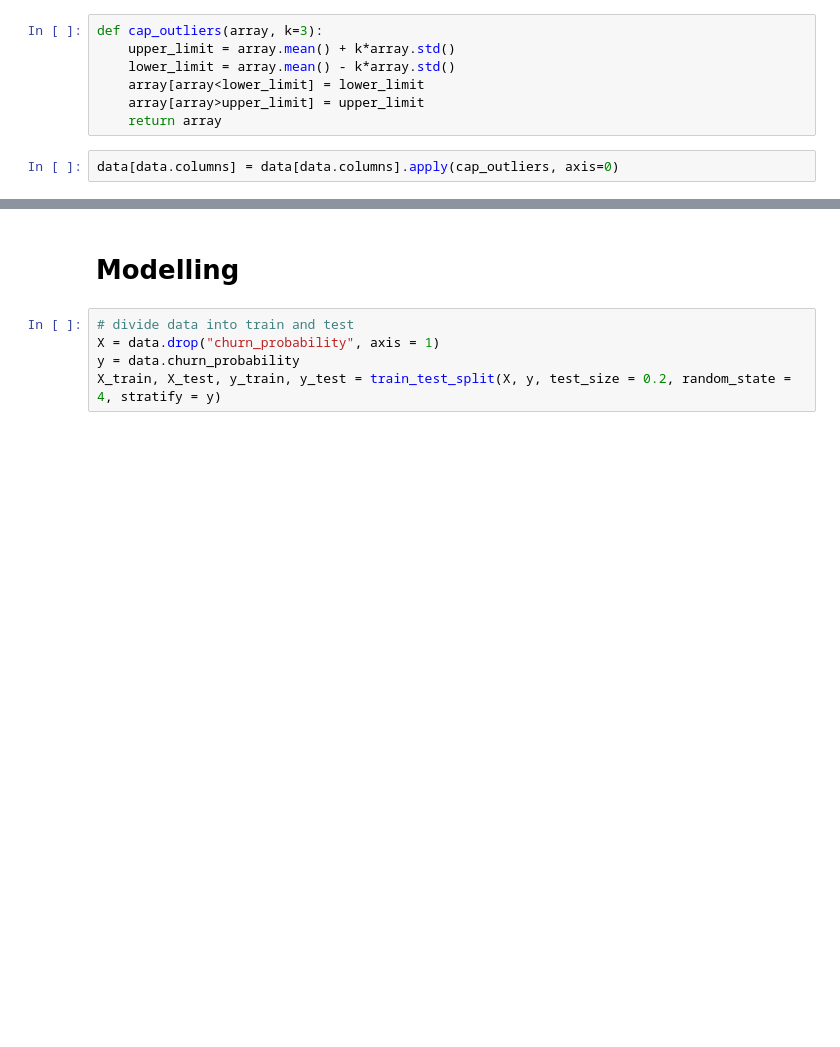
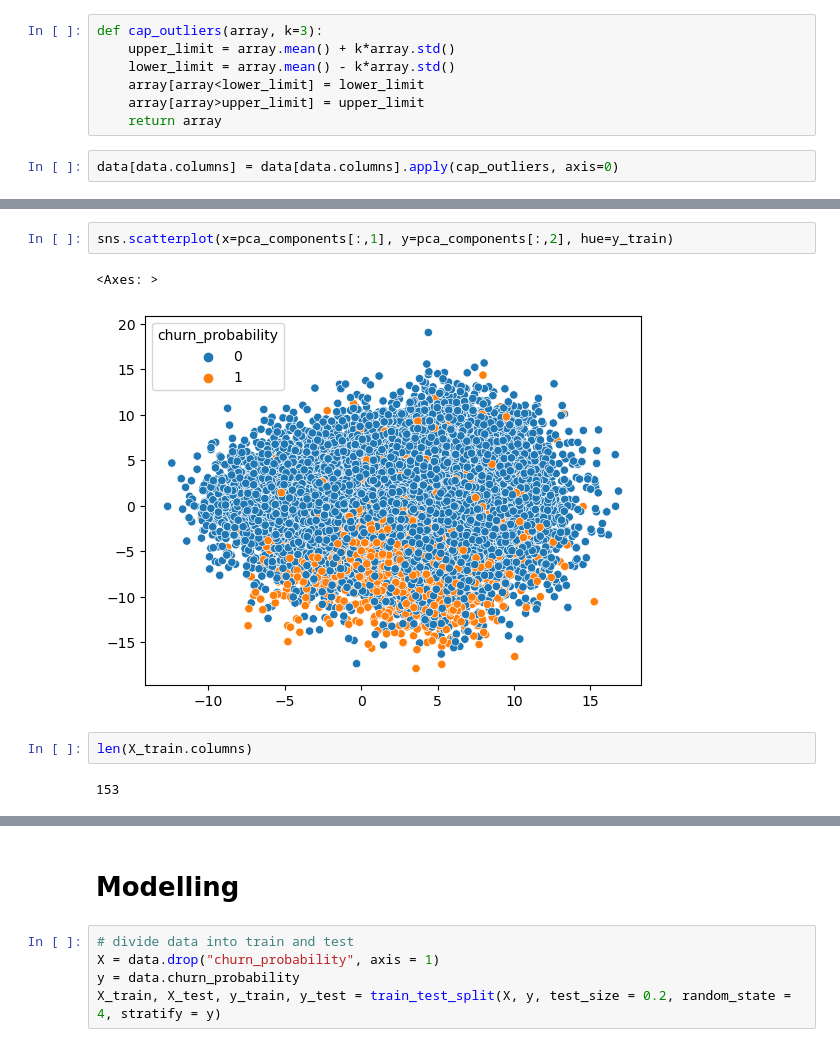
Before and after one commit to kapasitejas/Telecom_Churn_Case_Study, a Jupyter notebook: telecom-casestudy.ipynb, the cells around one changed output, grey strips where cells are left out. Drawn from its saved outputs; the diff is of its cells as text; blank space fills up the shorter version.

```diff
--- a/telecom-casestudy.ipynb
+++ b/telecom-casestudy.ipynb
@@ -534,0 +587,9 @@ data[data.columns] = data[data.columns].apply(cap_outliers, axis=0)
+# %%
+sns.scatterplot(x=pca_components[:,1], y=pca_components[:,2], hue=y_train)
+# %% [output]
+<Axes: >
+[figure, added]
+# %%
+len(X_train.columns)
+# %% [output]
+153
```
Also changed, not shown: parts of 53 cells of this notebook, 1 other file.
